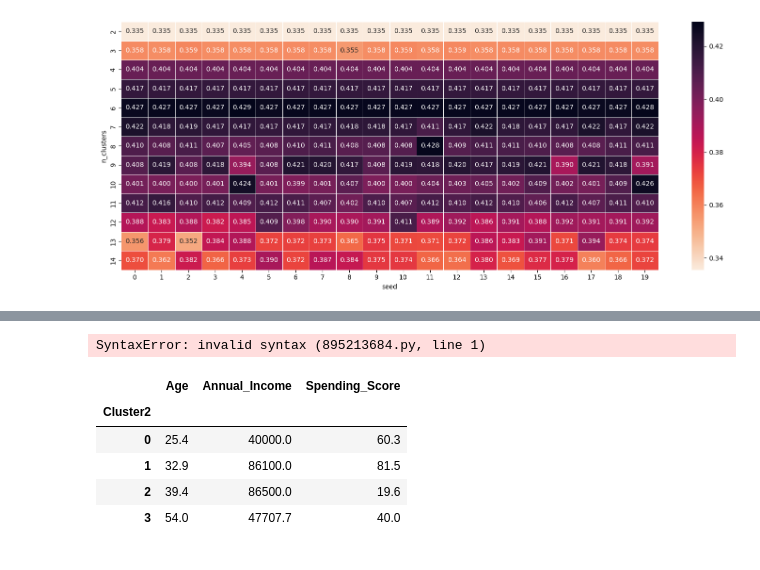
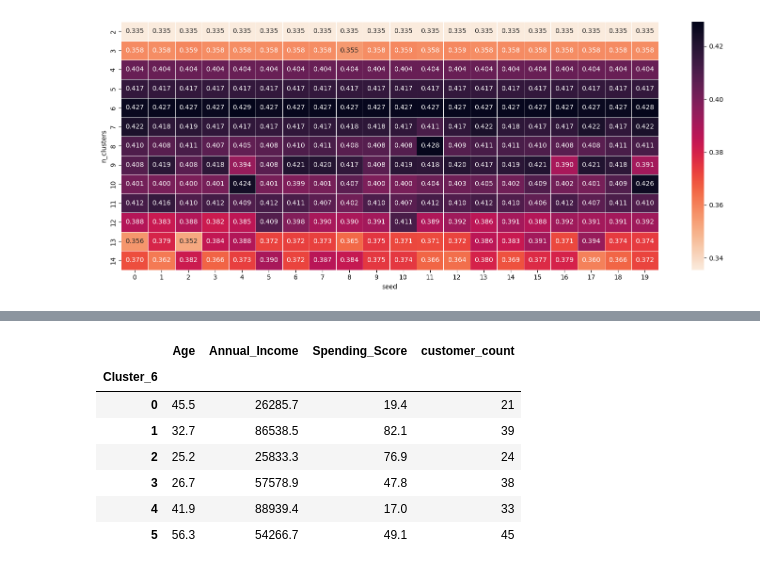
Before and after one commit to AnkitaChavan119/Data-Science-Portfolio, a Jupyter notebook: Machine Learning Projects/customer_segmentation.ipynb, the cells around one changed output, grey strips where cells are left out. Drawn from its saved outputs; the diff is of its cells as text; code cells hidden in the pictures.

```diff
--- a/Machine Learning Projects/customer_segmentation.ipynb
+++ b/Machine Learning Projects/customer_segmentation.ipynb
@@ -225,9 +206,0 @@ grouped_km
-# %%
-	Age	Annual_Income	Spending_Score
-Cluster
-0	25.4	40000.0	60.3
-1	32.9	86100.0	81.5
-2	39.4	86500.0	19.6
-3	54.0	47707.7	40.0
-# %% [output]
-SyntaxError: invalid syntax (895213684.py, line 1)
@@ -242,14 +207,17 @@ Cluster
 # %%
-kmeans_sel = KMeans(n_clusters=4, random_state=1).fit(cluster_scaled)
+kmeans_sel = KMeans(n_clusters=6, random_state=1).fit(cluster_scaled)
 labels = pd.DataFrame(kmeans_sel.labels_)
-clustered_data2 = cluster_data.assign(Cluster2=labels)
+clustered_data_6_clusters = cluster_data.assign(Cluster_6=labels)
 
-grouped_km2 = clustered_data2.groupby(['Cluster2']).mean().round(1)
+grouped_km2 = clustered_data_6_clusters.groupby(['Cluster_6']).mean().round(1)
+grouped_km2['customer_count'] = clustered_data_6_clusters.groupby(['Cluster_6'])['Cluster_6'].count()
 grouped_km2
 # %% [output]
-|  | Age | Annual_Income | Spending_Score |
-| Cluster2 |  |  |  |
-| 0 | 25.4 | 40000.0 | 60.3 |
-| 1 | 32.9 | 86100.0 | 81.5 |
-| 2 | 39.4 | 86500.0 | 19.6 |
-| 3 | 54.0 | 47707.7 | 40.0 |
+|  | Age | Annual_Income | Spending_Score | customer_count |
+| Cluster_6 |  |  |  |  |
+| 0 | 45.5 | 26285.7 | 19.4 | 21 |
+| 1 | 32.7 | 86538.5 | 82.1 | 39 |
+| 2 | 25.2 | 25833.3 | 76.9 | 24 |
+| 3 | 26.7 | 57578.9 | 47.8 | 38 |
+| 4 | 41.9 | 88939.4 | 17.0 | 33 |
+| 5 | 56.3 | 54266.7 | 49.1 | 45 |
```
Also changed, not shown: parts of 18 cells of this notebook.
